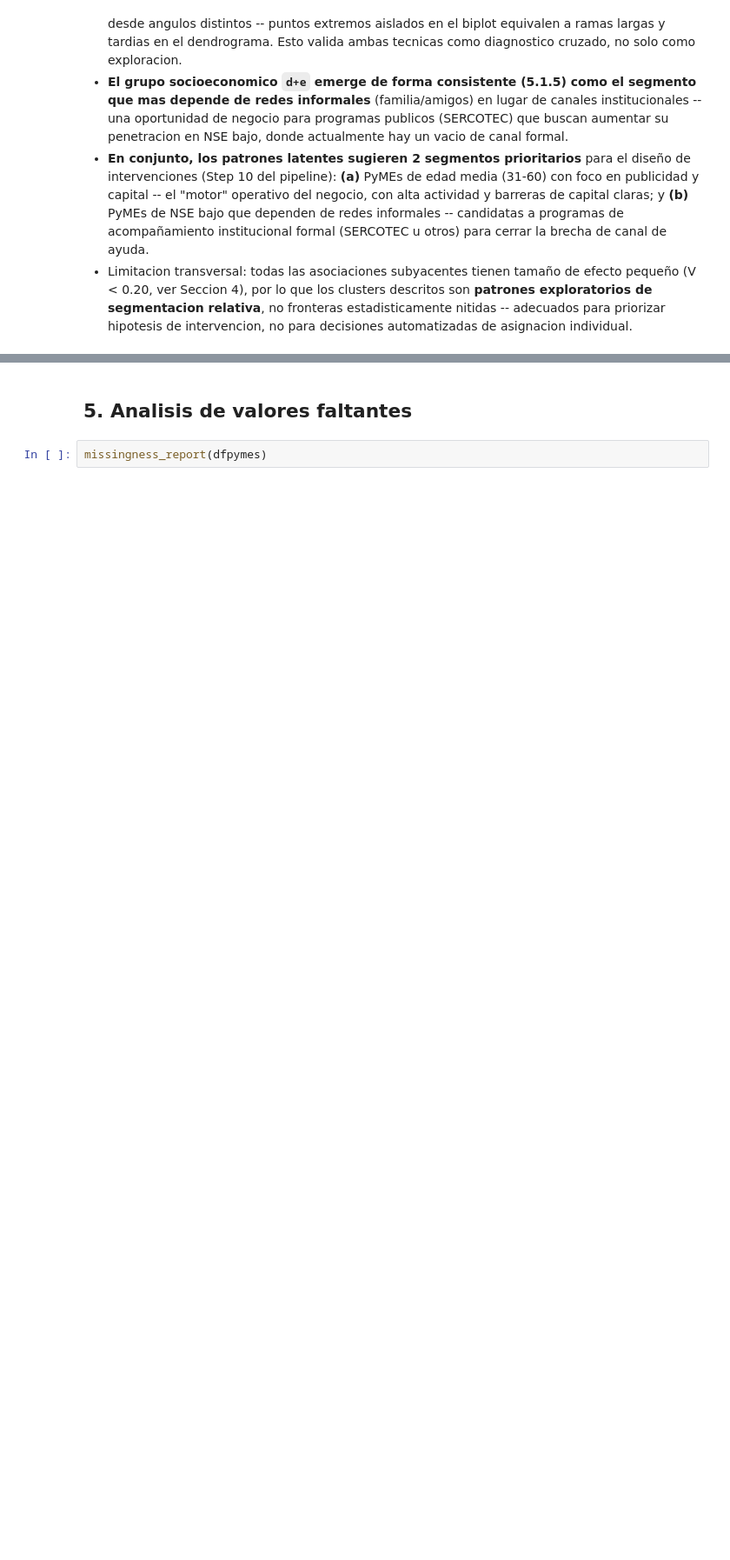
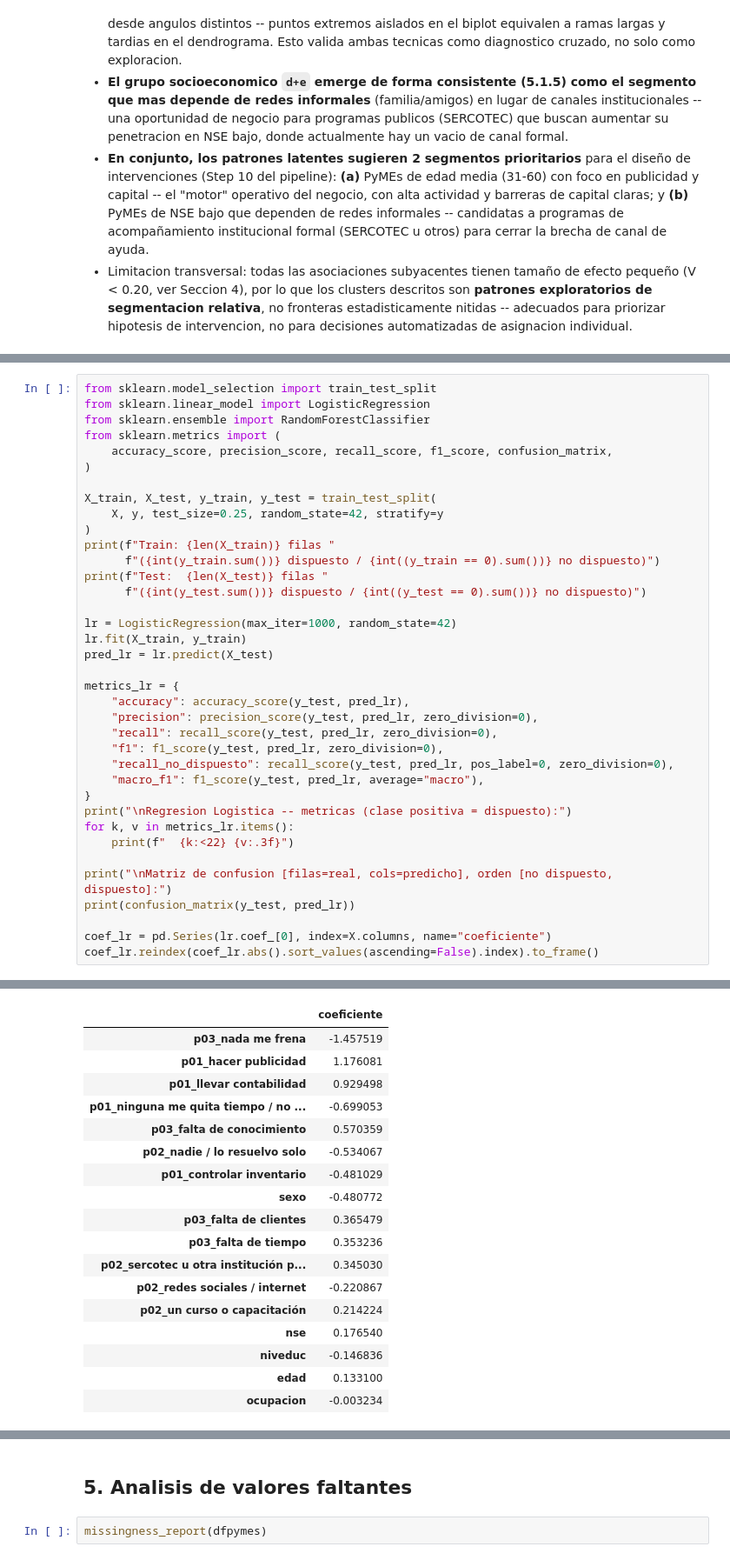
Before and after one commit to tomasleale/icd_ia, a Jupyter notebook: ia_icd_pymes_analysis.ipynb, the cells around one changed output, grey strips where cells are left out. Shown at 87% size. Cells and saved outputs as stored; diff of their text form; blank space fills up the shorter version.

```diff
--- a/ia_icd_pymes_analysis.ipynb
+++ b/ia_icd_pymes_analysis.ipynb
@@ -2036,0 +2130,38 @@ de programas de capacitacion digital por nivel educativo.
+# %%
+from sklearn.model_selection import train_test_split
+from sklearn.linear_model import LogisticRegression
+from sklearn.ensemble import RandomForestClassifier
+from sklearn.metrics import (
+    accuracy_score, precision_score, recall_score, f1_score, confusion_matrix,
+)
+
+X_train, X_test, y_train, y_test = train_test_split(
+    X, y, test_size=0.25, random_state=42, stratify=y
+)
+print(f"Train: {len(X_train)} filas "
+      f"({int(y_train.sum())} dispuesto / {int((y_train == 0).sum())} no dispuesto)")
+print(f"Test:  {len(X_test)} filas "
+      f"({int(y_test.sum())} dispuesto / {int((y_test == 0).sum())} no dispuesto)")
+
+lr = LogisticRegression(max_iter=1000, random_state=42)
+lr.fit(X_train, y_train)
+pred_lr = lr.predict(X_test)
+
+metrics_lr = {
+    "accuracy": accuracy_score(y_test, pred_lr),
+    "precision": precision_score(y_test, pred_lr, zero_division=0),
+    "recall": recall_score(y_test, pred_lr, zero_division=0),
+    "f1": f1_score(y_test, pred_lr, zero_division=0),
+    "recall_no_dispuesto": recall_score(y_test, pred_lr, pos_label=0, zero_division=0),
+    "macro_f1": f1_score(y_test, pred_lr, average="macro"),
+}
+print("\nRegresion Logistica -- metricas (clase positiva = dispuesto):")
+for k, v in metrics_lr.items():
+    print(f"  {k:<22} {v:.3f}")
+
+print("\nMatriz de confusion [filas=real, cols=predicho], orden [no dispuesto, dispuesto]:")
+print(confusion_matrix(y_test, pred_lr))
+
+coef_lr = pd.Series(lr.coef_[0], index=X.columns, name="coeficiente")
+coef_lr.reindex(coef_lr.abs().sort_values(ascending=False).index).to_frame()
+# %% [output]
@@ -2036,0 +2182,18 @@ de programas de capacitacion digital por nivel educativo.
+|  | coeficiente |
+| p03_nada me frena | -1.457519 |
+| p01_hacer publicidad | 1.176081 |
+| p01_llevar contabilidad | 0.929498 |
+| p01_ninguna me quita tiempo / no ... | -0.699053 |
+| p03_falta de conocimiento | 0.570359 |
+| p02_nadie / lo resuelvo solo | -0.534067 |
+| p01_controlar inventario | -0.481029 |
+| sexo | -0.480772 |
+| p03_falta de clientes | 0.365479 |
+| p03_falta de tiempo | 0.353236 |
+| p02_sercotec u otra institución p... | 0.345030 |
+| p02_redes sociales / internet | -0.220867 |
+| p02_un curso o capacitación | 0.214224 |
+| nse | 0.176540 |
+| niveduc | -0.146836 |
+| edad | 0.133100 |
+| ocupacion | -0.003234 |
```
Also changed, not shown: parts of 18 cells of this notebook, 2 other files.
